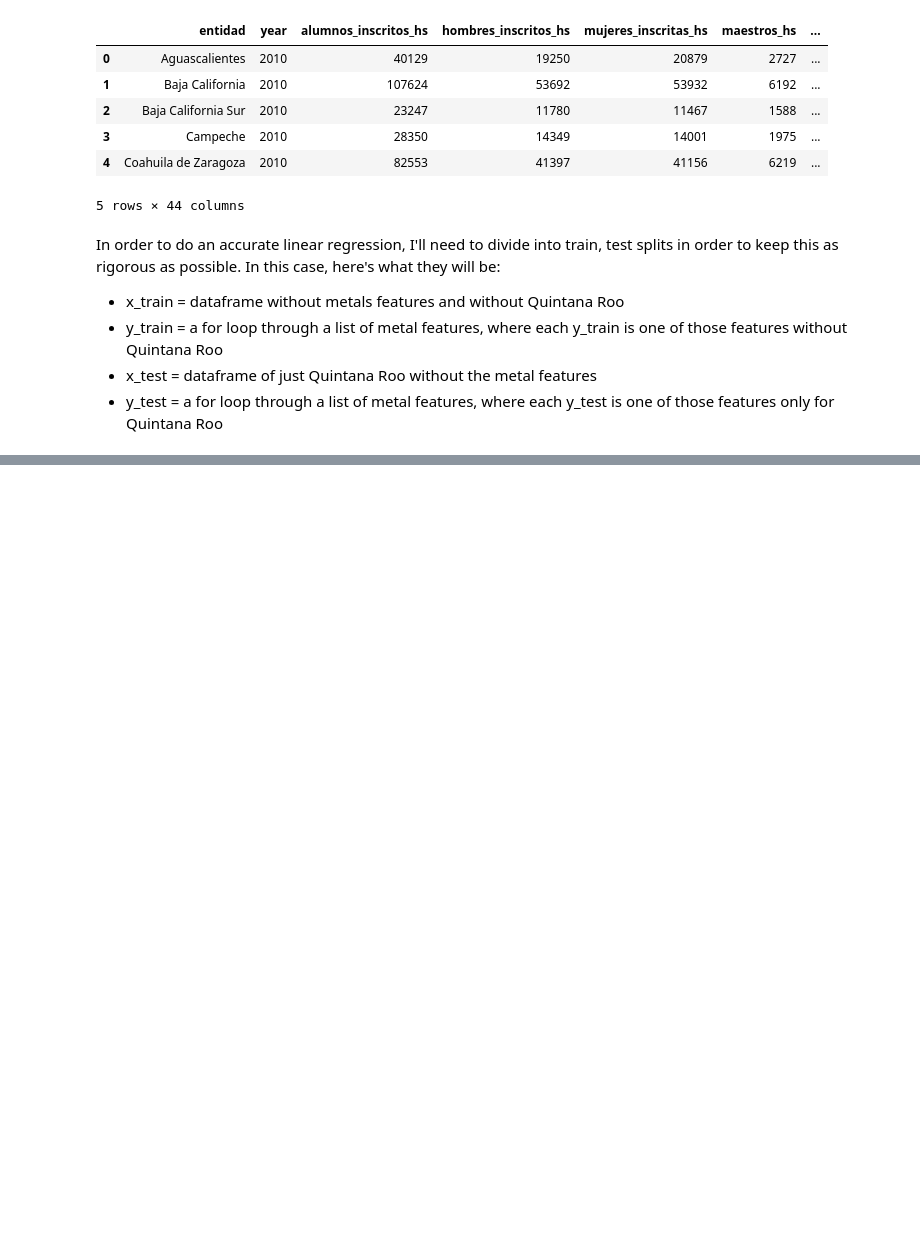
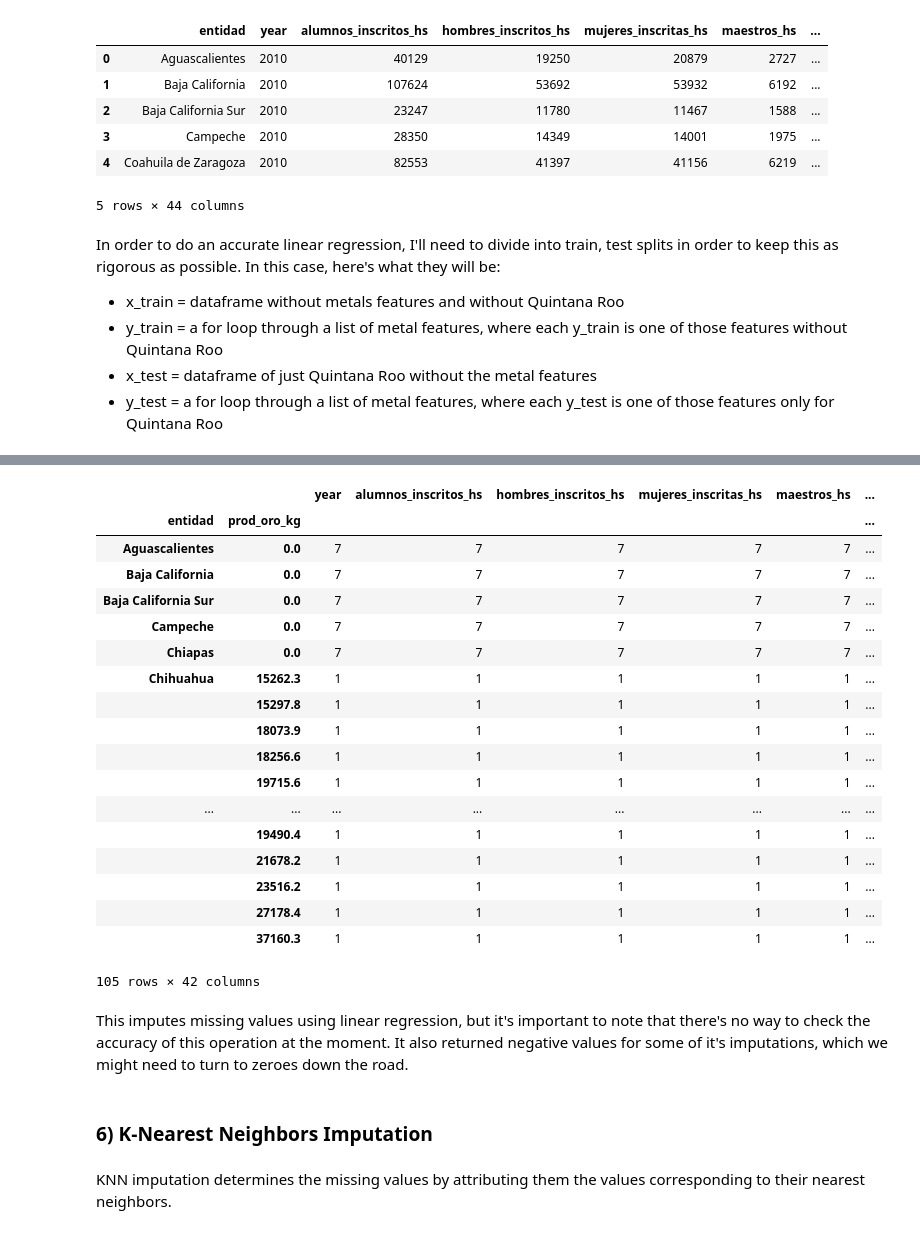
Before and after one commit to marioamz/MexicoOC_Index, a Jupyter notebook: Imputing Missing Data.ipynb, the cells around one changed output, grey strips where cells are left out. Cells and saved outputs as stored; diff of their text form; code cells hidden in the pictures; blank space fills up the shorter version.

```diff
--- a/Imputing Missing Data.ipynb
+++ b/Imputing Missing Data.ipynb
@@ -452,3 +439,2 @@ First I'll need to create two base dataframes: a base dataframe that is only Qui
 # %%
-train = mdc.case_deletion(df, 'row')
-train['entidad'].value_counts()
+lregress = mdc.linear_regression_imputation(df, 'entidad')
@@ -568,0 +451,28 @@ store_train
+# %%
+lregress.groupby(['entidad', 'prod_oro_kg']).count()
+# %% [output]
+|  |  | year | alumnos_inscritos_hs | hombres_inscritos_hs | mujeres_inscritas_hs | maestros_hs | ... |
+| entidad | prod_oro_kg |  |  |  |  |  | ... |
+| Aguascalientes | 0.0 | 7 | 7 | 7 | 7 | 7 | ... |
+| Baja California | 0.0 | 7 | 7 | 7 | 7 | 7 | ... |
+| Baja California Sur | 0.0 | 7 | 7 | 7 | 7 | 7 | ... |
+| Campeche | 0.0 | 7 | 7 | 7 | 7 | 7 | ... |
+| Chiapas | 0.0 | 7 | 7 | 7 | 7 | 7 | ... |
+| Chihuahua | 15262.3 | 1 | 1 | 1 | 1 | 1 | ... |
+|  | 15297.8 | 1 | 1 | 1 | 1 | 1 | ... |
+|  | 18073.9 | 1 | 1 | 1 | 1 | 1 | ... |
+|  | 18256.6 | 1 | 1 | 1 | 1 | 1 | ... |
+|  | 19715.6 | 1 | 1 | 1 | 1 | 1 | ... |
+| ... | ... | ... | ... | ... | ... | ... | ... |
+|  | 19490.4 | 1 | 1 | 1 | 1 | 1 | ... |
+|  | 21678.2 | 1 | 1 | 1 | 1 | 1 | ... |
+|  | 23516.2 | 1 | 1 | 1 | 1 | 1 | ... |
+|  | 27178.4 | 1 | 1 | 1 | 1 | 1 | ... |
+|  | 37160.3 | 1 | 1 | 1 | 1 | 1 | ... |
+105 rows × 42 columns
+# %% [markdown]
+This imputes missing values using linear regression, but it's important to note that there's no way to check the accuracy of this operation at the moment. It also returned negative values for some of it's imputations, which we might need to turn to zeroes down the road.
+# %% [markdown]
+### 6) K-Nearest Neighbors Imputation
+# %% [markdown]
+KNN imputation determines the missing values by attributing them the values corresponding to their nearest neighbors.
```
Also changed, not shown: parts of 14 cells of this notebook, 1 other file.
